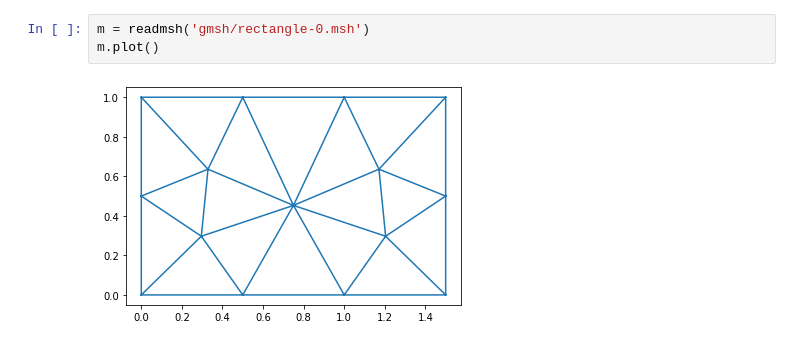
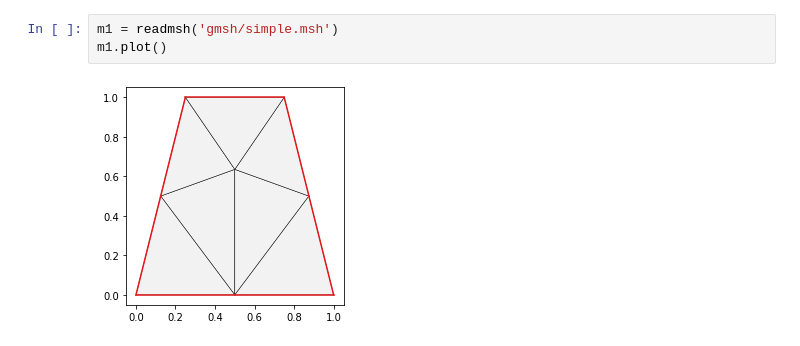
Before and after one commit to matthiasbaitsch/GmshPy, a Jupyter notebook: demos/FEMeshDemo.ipynb, the cells around one changed output. Saved outputs shown, nothing was run; the diff lists cells and outputs as text.

```diff
--- a/demos/FEMeshDemo.ipynb
+++ b/demos/FEMeshDemo.ipynb
@@ -13,5 +32,5 @@ The autoreload extension is already loaded. To reload it, use:
 # %%
-m = readmsh('gmsh/rectangle-0.msh')
-m.plot()
+m1 = readmsh('gmsh/simple.msh')
+m1.plot()
 # %% [output]
-[figure, old version]
+[figure, new version]
```
Also changed, not shown: parts of 30 cells of this notebook, 27 other files.
